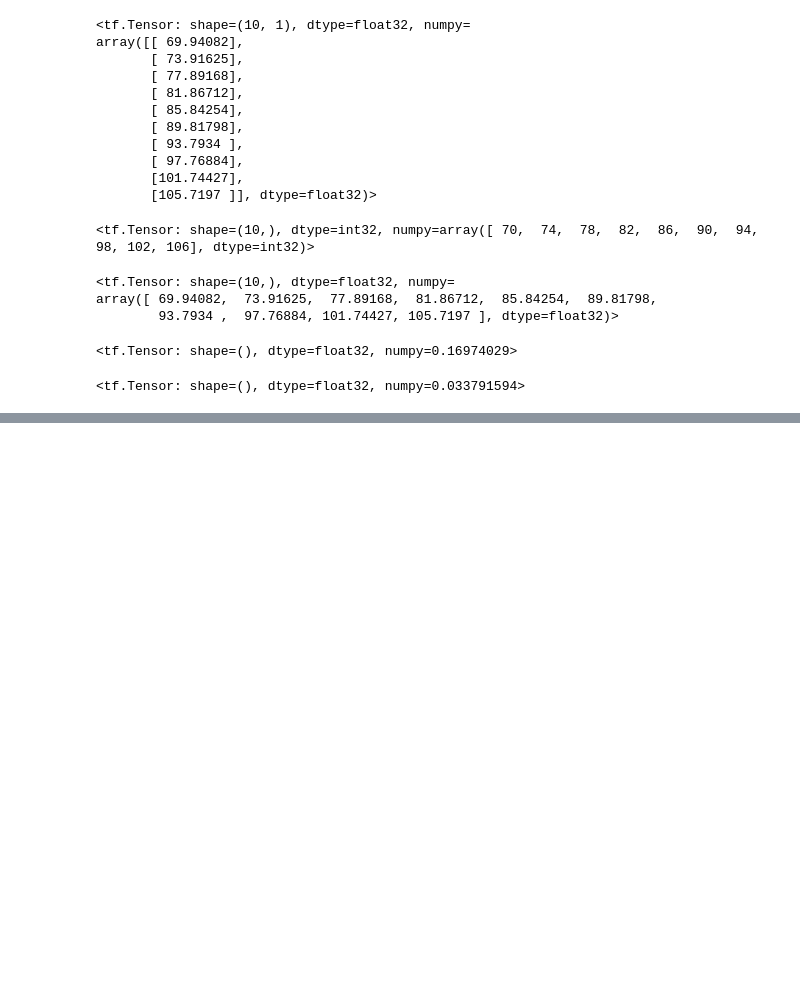
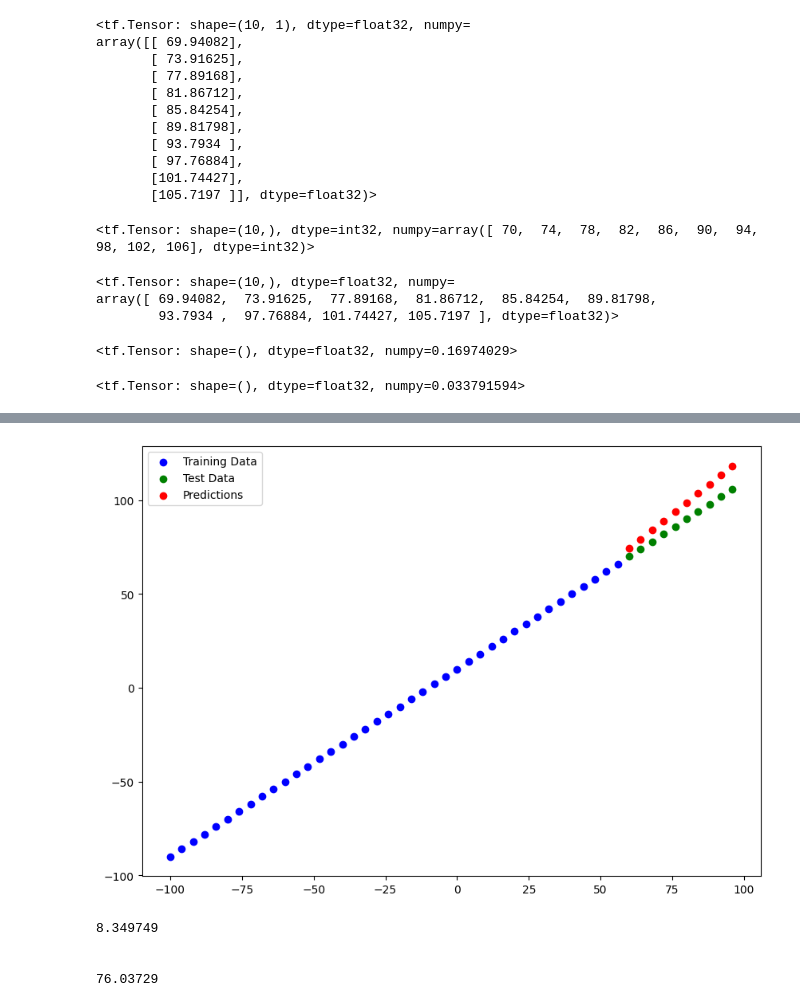
Before and after one commit to BakerSec/tensorflow, a Jupyter notebook: 01_Neural_Network_Regression_with_Tensorflow_A.ipynb, the cells around one changed output, grey strips where cells are left out. Saved outputs shown, nothing was run; the diff lists cells and outputs as text; code cells hidden in the pictures; blank space fills up the shorter version.

```diff
--- a/01_Neural_Network_Regression_with_Tensorflow_A.ipynb
+++ b/01_Neural_Network_Regression_with_Tensorflow_A.ipynb
@@ -508,0 +535,16 @@ mse
+# %%
+# let's build model 1 - set seed
+tf.random.set_seed(42)
+
+# create model
+model = tf.keras.Sequential([
+    tf.keras.layers.Dense(1)
+], name="Experiment_1")
+
+# complie model
+model.compile(loss=tf.keras.losses.mae,
+              optimizer=tf.keras.optimizers.SGD(),
+              metrics=["mae"])
+
+# fit model
+model.fit(tf.expand_dims(X_train, axis=1), y_train, epochs=100)
@@ -508,0 +570,4 @@ mse
+# %%
+y_preds = model.predict(X_test)
+plot_predictions(predictions=y_preds)
+# %% [output]
@@ -508,0 +575,15 @@ mse
+[figure, added]
+# %%
+# Not so good
+# calculate model eval metrics
+mae_exp1 = mae(y_test, y_preds).numpy() # we used the tf.squeeze function in the def
+mse_exp1 = mse(y_test, y_preds).numpy() # use numpy for reason below - pandas
+                                          # DataFrame below
+print(mae_exp1)
+print("\n")
+print(mse_exp1)
+# %% [output]
+8.349749
+
+
+76.03729
```
Also changed, not shown: parts of 26 cells of this notebook.
